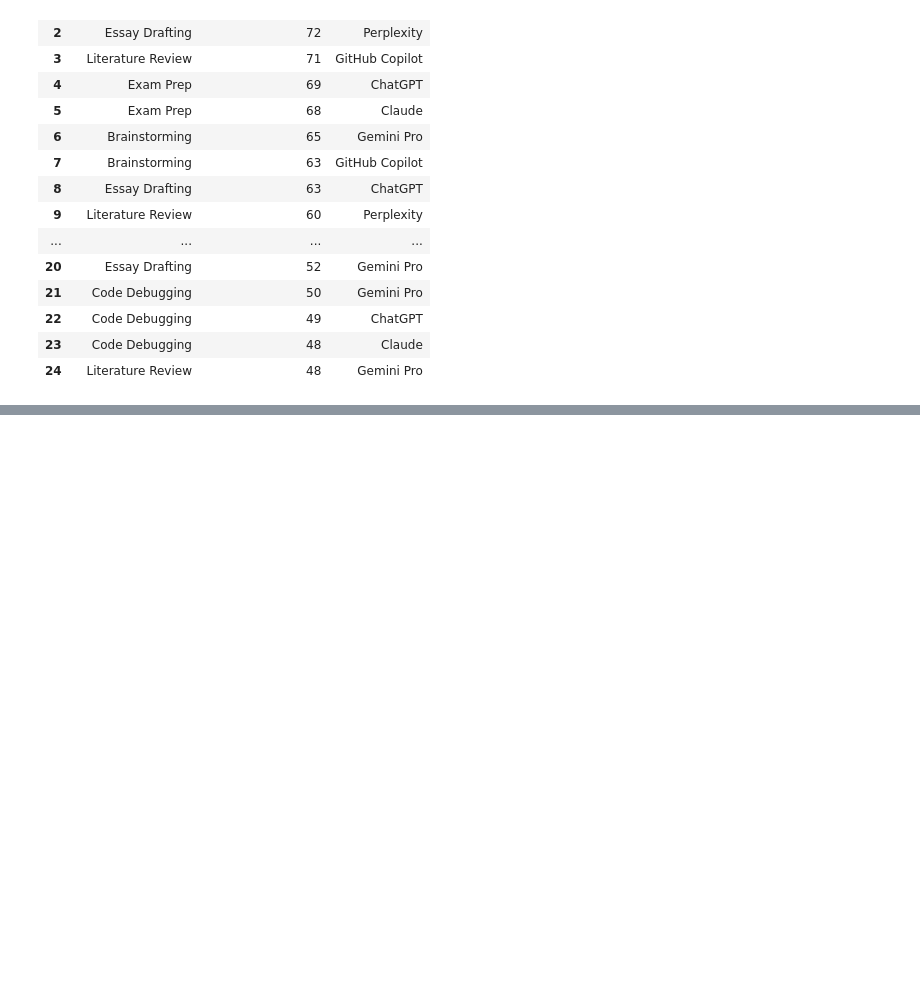
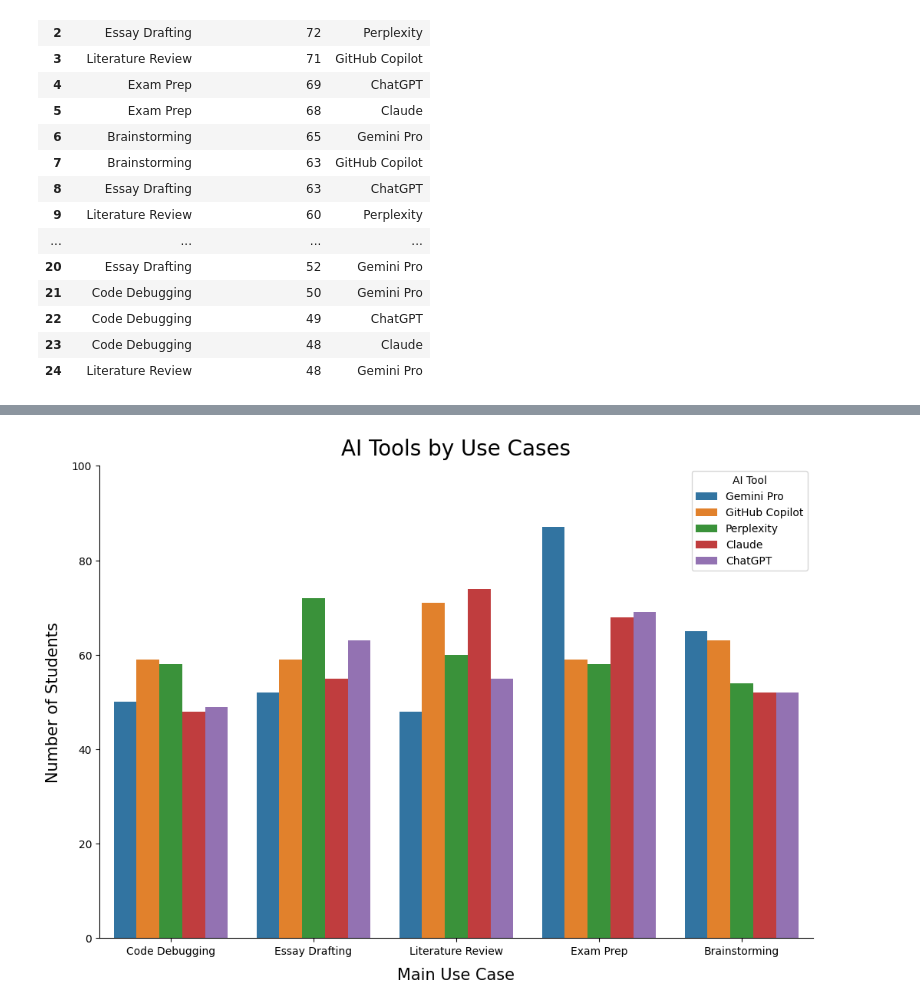
Before and after one commit to mjhess01/AI-Education-Analysis, a Jupyter notebook: Notebooks/dataset_exploration.ipynb, the cells around one changed output, grey strips where cells are left out. Saved outputs shown, nothing was run; the diff lists cells and outputs as text; code cells hidden in the pictures; blank space fills up the shorter version.

```diff
--- a/Notebooks/dataset_exploration.ipynb
+++ b/Notebooks/dataset_exploration.ipynb
@@ -863,0 +946,10 @@ result
+# %%
+query5 = '''
+    SELECT
+        s.main_usage_case, ai.ai_tool
+    FROM students s
+    JOIN ai_tools ai on ai.ai_tool_id = s.ai_tool_id
+
+'''
+result5 = pd.read_sql(query5, conn)
+result5
@@ -863,0 +970,24 @@ result
+# %%
+plt.figure(figsize=(12,8))
+
+
+sns.countplot(data = result5, x = 'main_usage_case', hue = 'ai_tool')
+
+
+plt.xlabel("Main Use Case", fontsize = 15, labelpad=10)
+plt.ylabel("Number of Students", fontsize = 15, labelpad=10)
+plt.title("AI Tools by Use Cases", fontsize=20, pad=10)
+
+plt.legend(
+    title = "AI Tool"
+)
+
+ax = plt.gca()
+ax.spines['top'].set_visible(False)
+ax.spines['right'].set_visible(False)
+
+plt.ylim(0, 100)
+
+plt.show()
+# %% [output]
+[figure, added]
```
Also changed, not shown: parts of 14 cells of this notebook, 9 other files.
